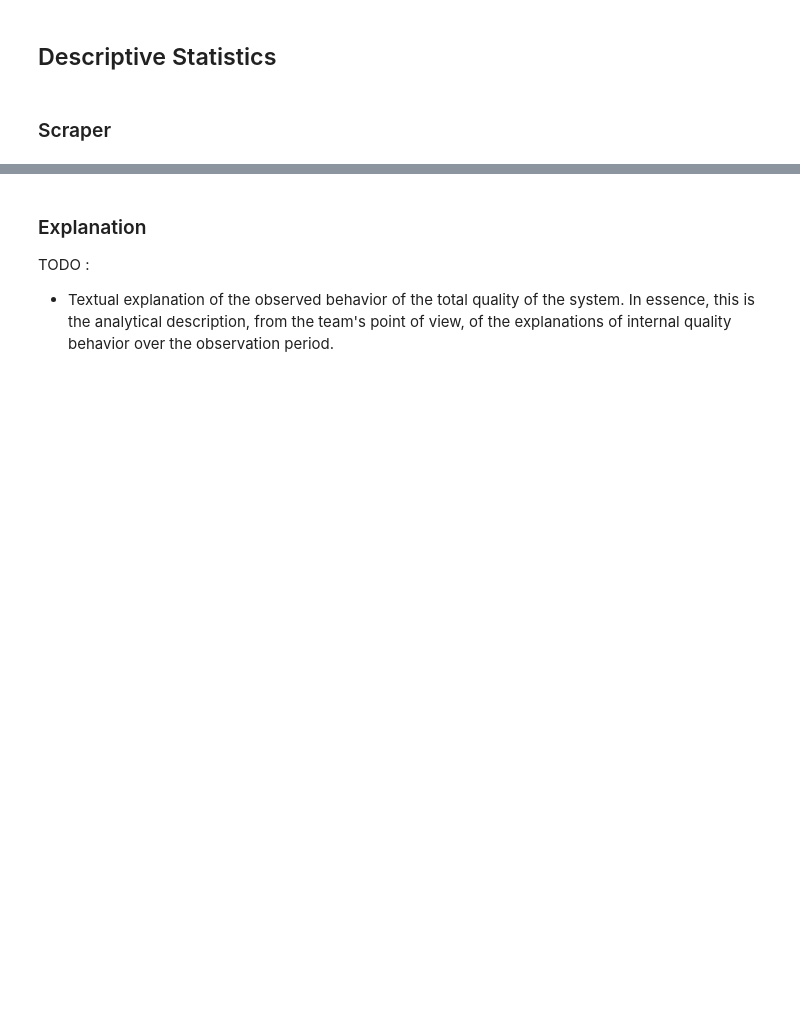
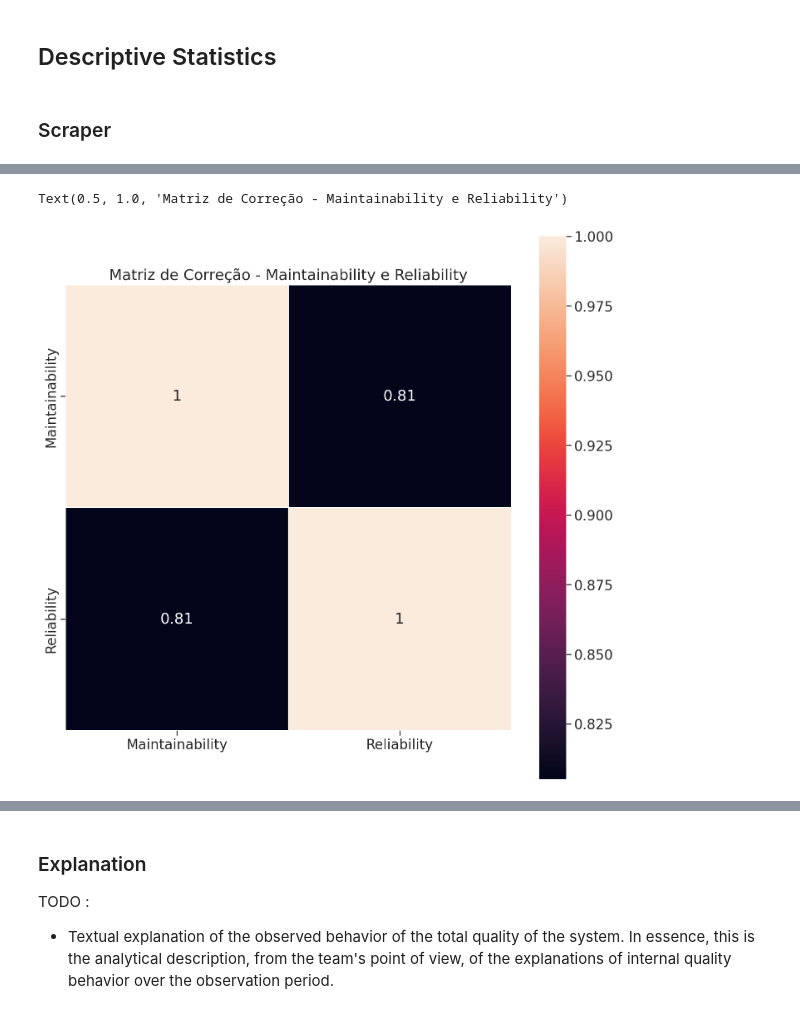
Before and after one commit to fga-eps-mds/2021.1-PCT-Docs, a Jupyter notebook: analytics-notebooks/analytics.ipynb, the cells around one changed output, grey strips where cells are left out. Drawn from its saved outputs; the diff is of its cells as text; code cells hidden in the pictures; blank space fills up the shorter version.

Commit message:
Implement and fix correction matrix and box plot

```diff
--- a/analytics-notebooks/analytics.ipynb
+++ b/analytics-notebooks/analytics.ipynb
@@ -465,9 +542,12 @@ descriptive_df
 # %%
 fig = plt.figure(figsize=(12, 12))
 
 ax = plt.axes()
-heatmap = sns.heatmap(maintainability_descriptive.corr(), square=True, linewidths=1, annot=True, ax = ax)
+heatmap = sns.heatmap(descriptive_df.corr(), square=True, linewidths=1, annot=True, ax = ax)
 ax.set_title('Matriz de Correção - Maintainability e Reliability')
+# %% [output]
+Text(0.5, 1.0, 'Matriz de Correção - Maintainability e Reliability')
+[figure, added]
 # %%
 fig = plt.figure(figsize=(20, 10))
 
```
Also changed, not shown: parts of 23 cells of this notebook.
